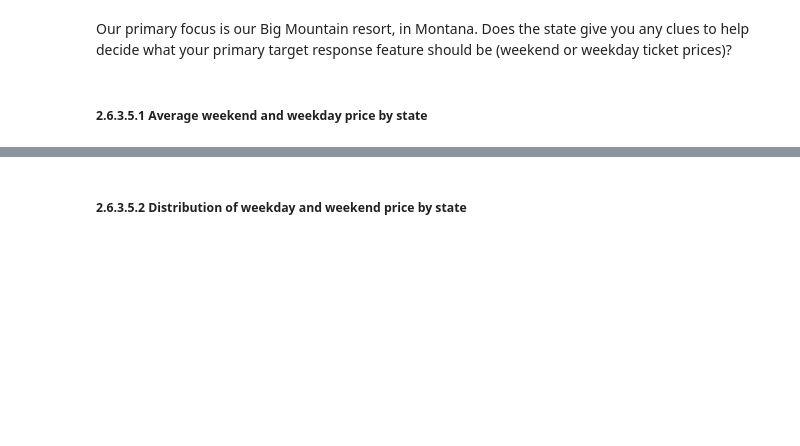
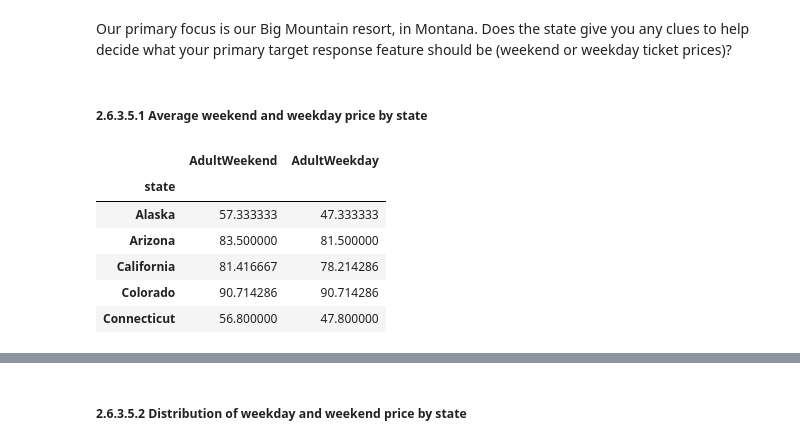
Before and after one commit to fortunatolouis/DataScienceGuidedCapstone, a Jupyter notebook: Notebooks/02_data_wrangling.ipynb, the cells around one changed output, grey strips where cells are left out. Drawn from its saved outputs; the diff is of its cells as text; code cells hidden in the pictures; blank space fills up the shorter version.

```diff
--- a/Notebooks/02_data_wrangling.ipynb
+++ b/Notebooks/02_data_wrangling.ipynb
@@ -300,9 +374,17 @@ Our primary focus is our Big Mountain resort, in Montana. Does the state give yo
 # %%
 #Code task 14#
 # Calculate average weekday and weekend price by state and sort by the average of the two
 # Hint: use the pattern dataframe.groupby(<grouping variable>)[<list of columns>].mean()
-state_price_means = ski_data.___(___)[[___, ___]].mean()
+state_price_means = ski_data.groupby('state')[['AdultWeekend', 'AdultWeekday']].mean()
 state_price_means.head()
+# %% [output]
+|  | AdultWeekend | AdultWeekday |
+| state |  |  |
+| Alaska | 57.333333 | 47.333333 |
+| Arizona | 83.500000 | 81.500000 |
+| California | 81.416667 | 78.214286 |
+| Colorado | 90.714286 | 90.714286 |
+| Connecticut | 56.800000 | 47.800000 |
 # %%
 # The next bit simply reorders the index by increasing average of weekday and weekend prices
 # Compare the index order you get from
```
Also changed, not shown: parts of 20 cells of this notebook.
